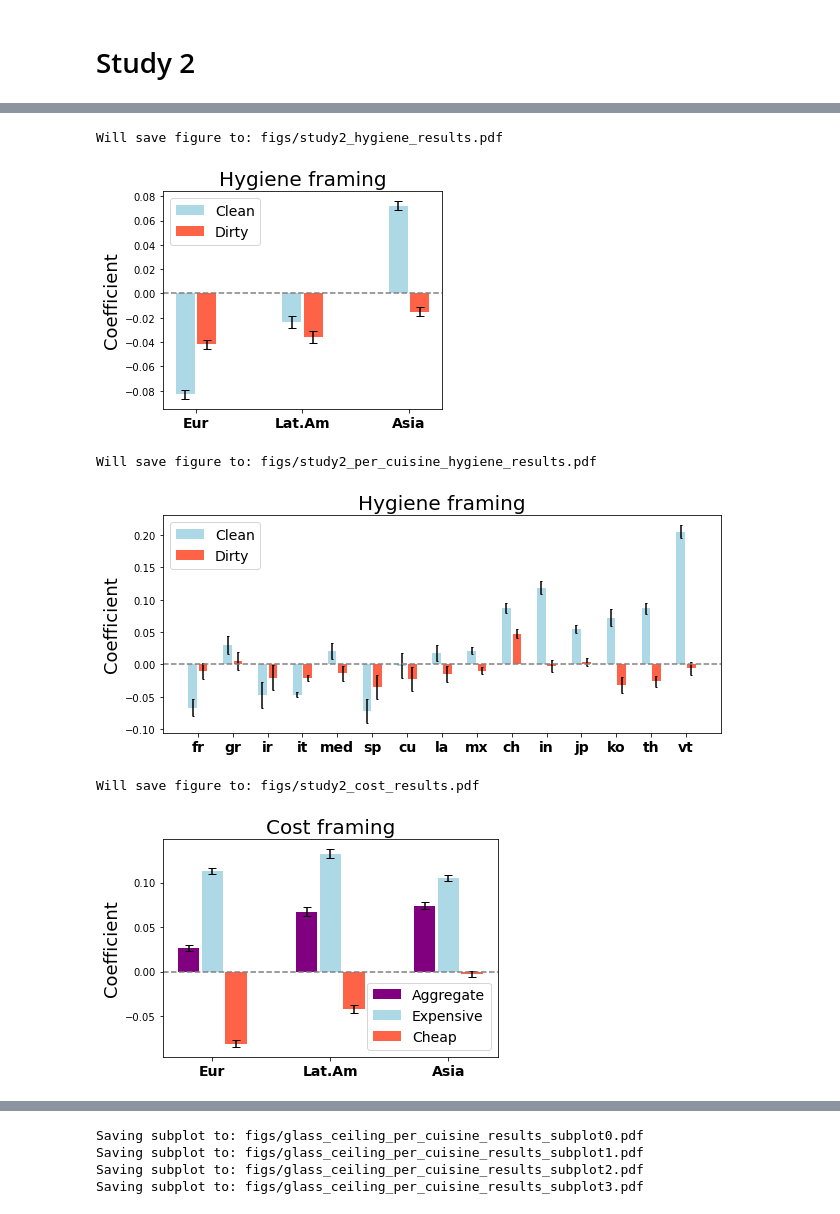
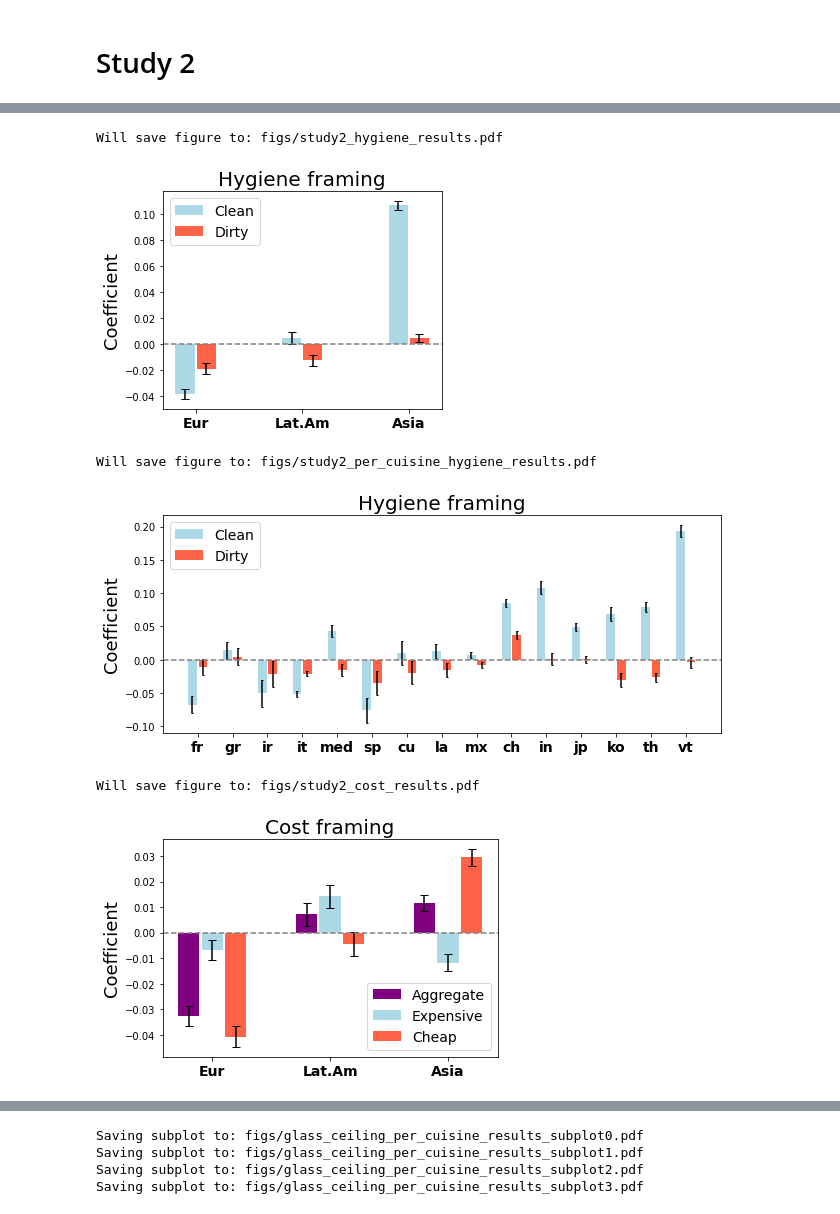
Before and after one commit to yiweiluo/immigrant-food-framing, a Jupyter notebook: 2_DATA_ANALYSIS/plotting.ipynb, the cells around one changed output, grey strips where cells are left out. Saved outputs shown, nothing was run; the diff lists cells and outputs as text; code cells hidden in the pictures.

```diff
--- a/2_DATA_ANALYSIS/plotting.ipynb
+++ b/2_DATA_ANALYSIS/plotting.ipynb
@@ -282,7 +286,7 @@ for ax_ix,dep_var in enumerate(dep_vars_to_plot):
     if ax_ix < 2:
         ax.set_ylim(-.07,.07)
     else:
-        ax.set_ylim(-.17,.17)
+        ax.set_ylim(-.21,.21)
 
     # Plot coefficients
     ax.scatter([coeff2x_val[dep_var][x] for x in region_coeff_ticks],
@@ -333,12 +336,12 @@ FileNotFoundError: [Errno 2] No such file or directory: 'results/typic_words_agg
 # %%
 # Macro-region results
-res = fetch_results('agg_exotic_words_score', 'macro', exclude_neg=True)
+res = fetch_results('exotic_words_agg_score', 'biz_macro_region')
 display(res)
 print(res['P>|t|']["C(biz_macro_region, Treatment(reference='us'))[T.non-us]"])
-res = fetch_results('agg_typic_words_score', 'macro', exclude_neg=True)
+res = fetch_results('typic_words_agg_score', 'biz_macro_region')
 display(res)
 print(res['P>|t|']["C(biz_macro_region, Treatment(reference='us'))[T.non-us]"])
-res = fetch_results('agg_auth_words_score', 'macro', exclude_neg=True)
+res = fetch_results('auth_words_agg_score', 'biz_macro_region')
 display(res)
 print(res['P>|t|']["C(biz_macro_region, Treatment(reference='us'))[T.non-us]"])
 # %% [output]
@@ -1254,12 +1208,12 @@ Saving subplot to: figs/study2_per_cuisine_results_subplot3.pdf
 # %%
-# study 2 hygiene results
+# Study 2 hygiene results
 
 fig_name = 'study2_hygiene_results' # set name without file extension
 assert type(fig_name) == str
 print("Will save figure to:", os.path.join(FIGURES_DIR, f"{fig_name}.pdf"))
 
-dep_vars_to_plot = ['agg_hygiene.pos_words_score',
-                    'agg_hygiene.neg_words_score']
+dep_vars_to_plot = ['hygiene_pos_words_agg_score',
+                    'hygiene_neg_words_agg_score']
 
 fig, ax = plt.subplots(figsize=(5,4),sharey=True,sharex=True)
 # Overall parameters
@@ -1273,20 +1227,12 @@ pretty_region_coeff_ticks = ['Eur','Lat.Am','Asia']
 for var_ix, dep_var in enumerate(dep_vars_to_plot):
 
     # get results from .csvs
-    res = fetch_results(dep_var, 'region', exclude_neg=True)
-    covar_res = fetch_results(dep_var, 'region', covars=True, exclude_neg=True)
-    per_region_coeffs = get_abs_coeffs(res, per_cuisine=False)
-    per_region_errs = get_abs_errs(res, covar_res, per_cuisine=False)
+    res = fetch_results(dep_var, 'biz_cuisine_region')
+    covar_res = fetch_results(dep_var, 'biz_cuisine_region', covars=True)
+    per_region_coeffs = get_abs_coeffs(res, ref='europe', per_cuisine=False)
+    per_region_errs = get_abs_errs(res, covar_res, ref='europe', per_cuisine=False)
 
     # Plot aggregate coefficients
-#     if var_ix == 0:
-#         ax.bar([x-0.2 for x in range(len(region_coeff_ticks))],
-#                [per_region_coeffs[x] for x in region_coeff_ticks],
-#                width=0.18,
-#                yerr=[2*per_region_errs[x] for x in region_coeff_ticks],
-#                capsize=4,
-#                color='purple',#[cont2color[x] for x in region_coeff_ticks],
-#                zorder=1, label='Aggregate')
     if var_ix == 0:
         ax.bar([x-.1 for x in range(len(region_coeff_ticks))],
                [per_region_coeffs[x] for x in region_coeff_ticks],
@@ -1313,7 +1259,7 @@ plt.savefig(os.path.join(FIGURES_DIR, f"{fig_name}.pdf"),bbox_inches="tight")
 plt.show()
 # %% [output]
 Will save figure to: figs/study2_hygiene_results.pdf
-[figure, old version]
+[figure, new version]
 # %%
 # study 2 per cuisine hygiene results
 
@@ -1321,8 +1267,8 @@ fig_name = 'study2_per_cuisine_hygiene_results' # set name without file extensio
 assert type(fig_name) == str
 print("Will save figure to:", os.path.join(FIGURES_DIR, f"{fig_name}.pdf"))
 
-dep_vars_to_plot = ['agg_hygiene.pos_words_score',
-                    'agg_hygiene.neg_words_score']
+dep_vars_to_plot = ['hygiene_pos_words_agg_score',
+                    'hygiene_neg_words_agg_score']
 
 fig, ax = plt.subplots(figsize=(10,4),sharey=True,sharex=True)
 # Overall parameters
@@ -1336,20 +1282,12 @@ pretty_region_coeff_ticks = ['Eur','Lat.Am','Asia']
 for var_ix, dep_var in enumerate(dep_vars_to_plot):
 
     # get results from .csvs
-    res = fetch_results(dep_var, 'cuisine', exclude_neg=True)
-    covar_res = fetch_results(dep_var, 'cuisine', covars=True, exclude_neg=True)
-    per_region_coeffs = get_abs_coeffs(res, per_cuisine=True)
-    per_region_errs = get_abs_errs(res, covar_res, per_cuisine=True)
+    res = fetch_results(dep_var, 'biz_cuisine')
+    covar_res = fetch_results(dep_var, 'biz_cuisine', covars=True)
+    per_region_coeffs = get_abs_coeffs(res, ref='europe', per_cuisine=True)
+    per_region_errs = get_abs_errs(res, covar_res, ref='europe', per_cuisine=True)
 
     # Plot aggregate coefficients
-#     if var_ix == 0:
-#         ax.bar([x-0.2 for x in range(len(region_coeff_ticks))],
-#                [per_region_coeffs[x] for x in region_coeff_ticks],
-#                width=0.18,
-#                yerr=[2*per_region_errs[x] for x in region_coeff_ticks],
-#                capsize=4,
-#                color='purple',#[cont2color[x] for x in region_coeff_ticks],
-#                zorder=1, label='Aggregate')
     if var_ix == 0:
         ax.bar([x-.15 for x in range(len(cuisine_coeff_ticks))],
                [per_region_coeffs[x] for x in cuisine_coeff_ticks],
@@ -1376,17 +1314,17 @@ plt.savefig(os.path.join(FIGURES_DIR, f"{fig_name}.pdf"),bbox_inches="tight")
 plt.show()
 # %% [output]
 Will save figure to: figs/study2_per_cuisine_hygiene_results.pdf
-[figure, old version]
+[figure, new version]
 # %%
-# study 2 cost results, no negation
+# Study 2 cost results
 
 fig_name = 'study2_cost_results' # set name without file extension
 assert type(fig_name) == str
 print("Will save figure to:", os.path.join(FIGURES_DIR, f"{fig_name}.pdf"))
 
-dep_vars_to_plot = ['agg_cheapness_words_score',
-                    'agg_cheapness_exp_words_score',
-                    'agg_cheapness_cheap_words_score']
+dep_vars_to_plot = ['cheapness_words_agg_score',
+                    'cheapness_exp_words_agg_score',
+                    'cheapness_cheap_words_agg_score']
 
 fig, ax = plt.subplots(figsize=(6,4),sharey=True,sharex=True)
 # Overall parameters
@@ -1400,10 +1338,10 @@ pretty_region_coeff_ticks = ['Eur','Lat.Am','Asia']
 for var_ix, dep_var in enumerate(dep_vars_to_plot):
 
     # get results from .csvs
-    res = fetch_results(dep_var, 'region', exclude_neg=True)
-    covar_res = fetch_results(dep_var, 'region', covars=True, exclude_neg=True)
-    per_region_coeffs = get_abs_coeffs(res, per_cuisine=False)
-    per_region_errs = get_abs_errs(res, covar_res, per_cuisine=False)
+    res = fetch_results(dep_var, 'biz_cuisine_region')
+    covar_res = fetch_results(dep_var, 'biz_cuisine_region', covars=True)
+    per_region_coeffs = get_abs_coeffs(res, ref='europe', per_cuisine=False)
+    per_region_errs = get_abs_errs(res, covar_res, ref='europe', per_cuisine=False)
 
     # Plot aggregate coefficients
     if var_ix == 0:
@@ -1413,32 +1351,32 @@ for var_ix, dep_var in enumerate(dep_vars_to_plot):
                yerr=[2*per_region_errs[x] for x in region_coeff_ticks],
                capsize=4,
                color='purple',#[cont2color[x] for x in region_coeff_ticks],
                zorder=1, label='Aggregate')
     if var_ix == 1:
         ax.bar(range(len(region_coeff_ticks)),
                [per_region_coeffs[x] for x in region_coeff_ticks],
                width=0.18,
                yerr=[2*per_region_errs[x] for x in region_coeff_ticks],
                capsize=4,
                color='lightblue',#[cont2color[x] for x in region_coeff_ticks],
                zorder=1, label='Expensive')
     if var_ix == 2:
         ax.bar([x+.2 for x in range(len(region_coeff_ticks))],
                [per_region_coeffs[x] for x in region_coeff_ticks],
                width=0.18,
                yerr=[2*per_region_errs[x] for x in region_coeff_ticks],
                capsize=4,
                color='tomato',#[cont2color[x] for x in region_coeff_ticks],
                zorder=1, label='Cheap')
 
 # Add titles
 ax.set_title("Cost framing",fontsize=20)
 ax.set_ylabel("Coefficient", fontsize=18)
 plt.legend(fontsize=14)
 
 plt.savefig(os.path.join(FIGURES_DIR, f"{fig_name}.pdf"),bbox_inches="tight")
 plt.show()
 # %% [output]
 Will save figure to: figs/study2_cost_results.pdf
-[figure, old version]
+[figure, new version]
 # %%
```
Also changed, not shown: parts of 17 cells of this notebook.
